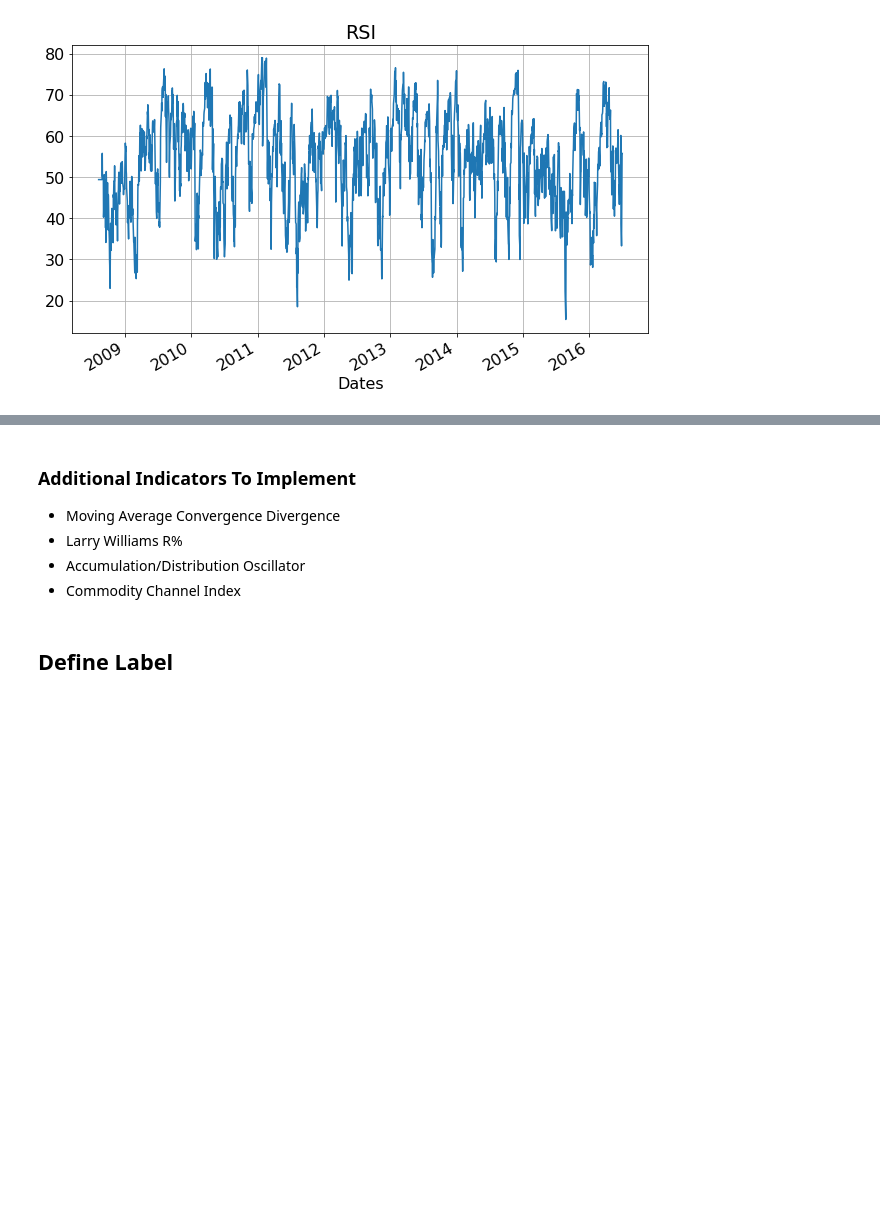
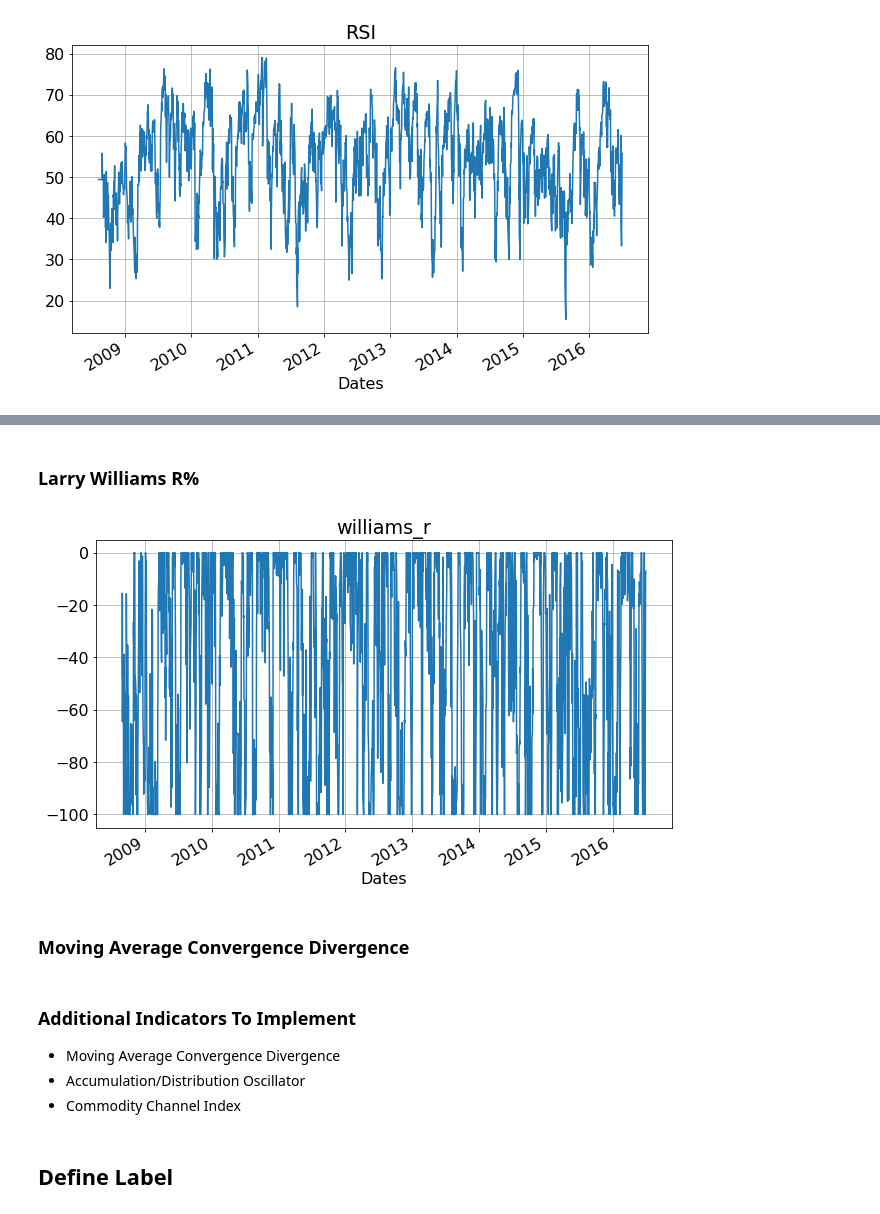
Before and after one commit to machar94/stockprediction, a Jupyter notebook: project.ipynb, the cells around one changed output, grey strips where cells are left out. Saved outputs shown, nothing was run; the diff lists cells and outputs as text; code cells hidden in the pictures; blank space fills up the shorter version.

```diff
--- a/project.ipynb
+++ b/project.ipynb
@@ -398,7 +401,35 @@ for key in keys:
+# %% [markdown]
+### Larry Williams R%
+# %%
+params['williams_r.window'] = 14
+key = 'williams_r'
+
+def williams_range(price, n=14):
+
+    f = lambda x: -100 * (x.max()-x[-1])/(x.max()-x.min())
+    oscillator = price.rolling(n).apply(f, raw=True).to_numpy()
+    return oscillator
+
+indicators[key] = williams_range(price, params['williams_r.window'])
+plotIndicator(indicators[key], key, x=dates)
+
+v = np.full(indicators[key].shape, np.nan)
+diff = np.diff(indicators[key])
+with warnings.catch_warnings():
+    # Comparison with nan values creates warnings
+    warnings.filterwarnings('ignore', 'invalid')
+    v[1:][np.logical_and(~np.isnan(diff),diff >= 0)] = 1
+    v[1:][np.logical_and(~np.isnan(diff),diff < 0)] = -1
+
+verifyTrend(v)
+indicators[key] = v
+# %% [output]
+[figure, added]
+# %% [markdown]
+### Moving Average Convergence Divergence
 # %% [markdown]
 ### Additional Indicators To Implement
 - Moving Average Convergence Divergence
-- Larry Williams R%
 - Accumulation/Distribution Oscillator
 - Commodity Channel Index
 # %% [markdown]
```
Also changed, not shown: parts of 18 cells of this notebook.
